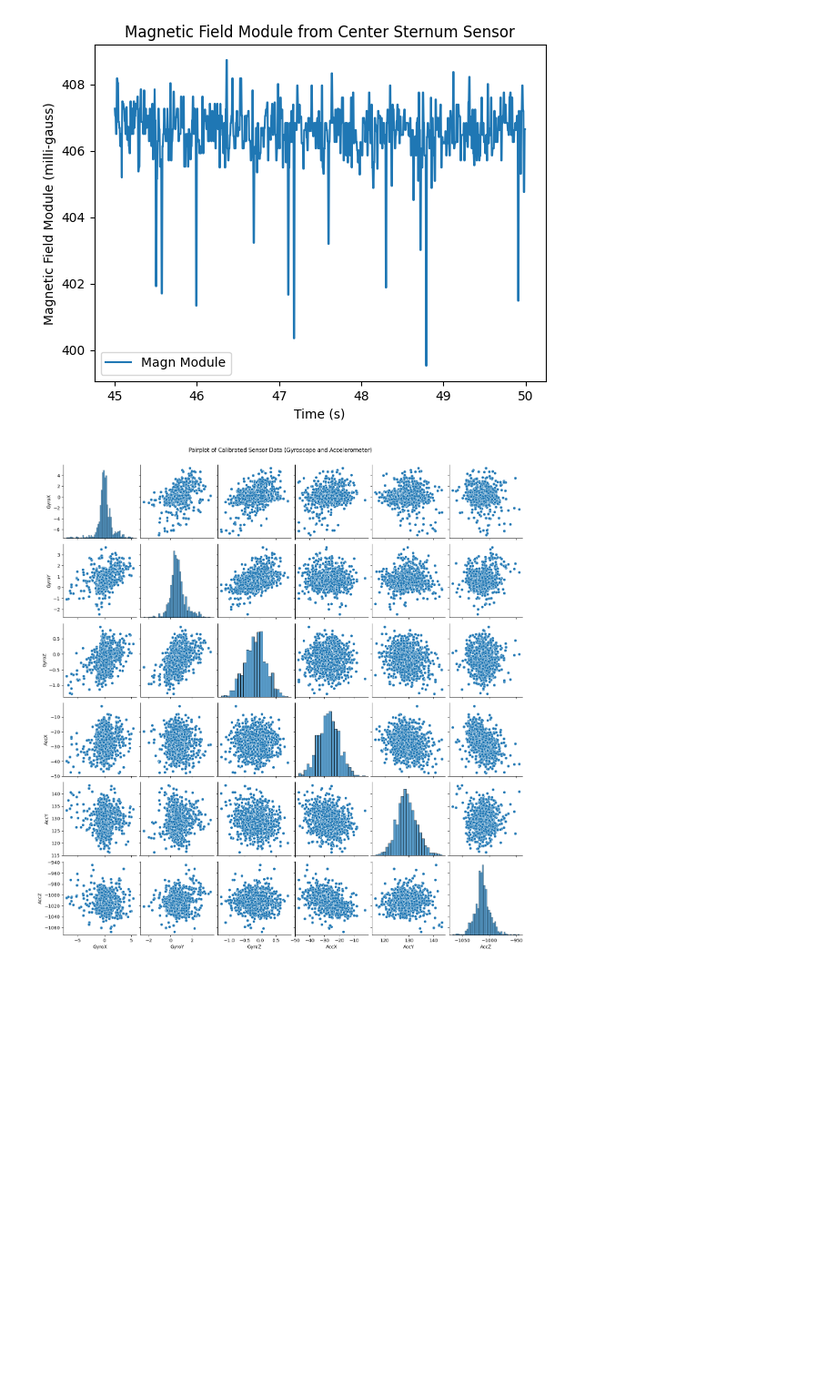
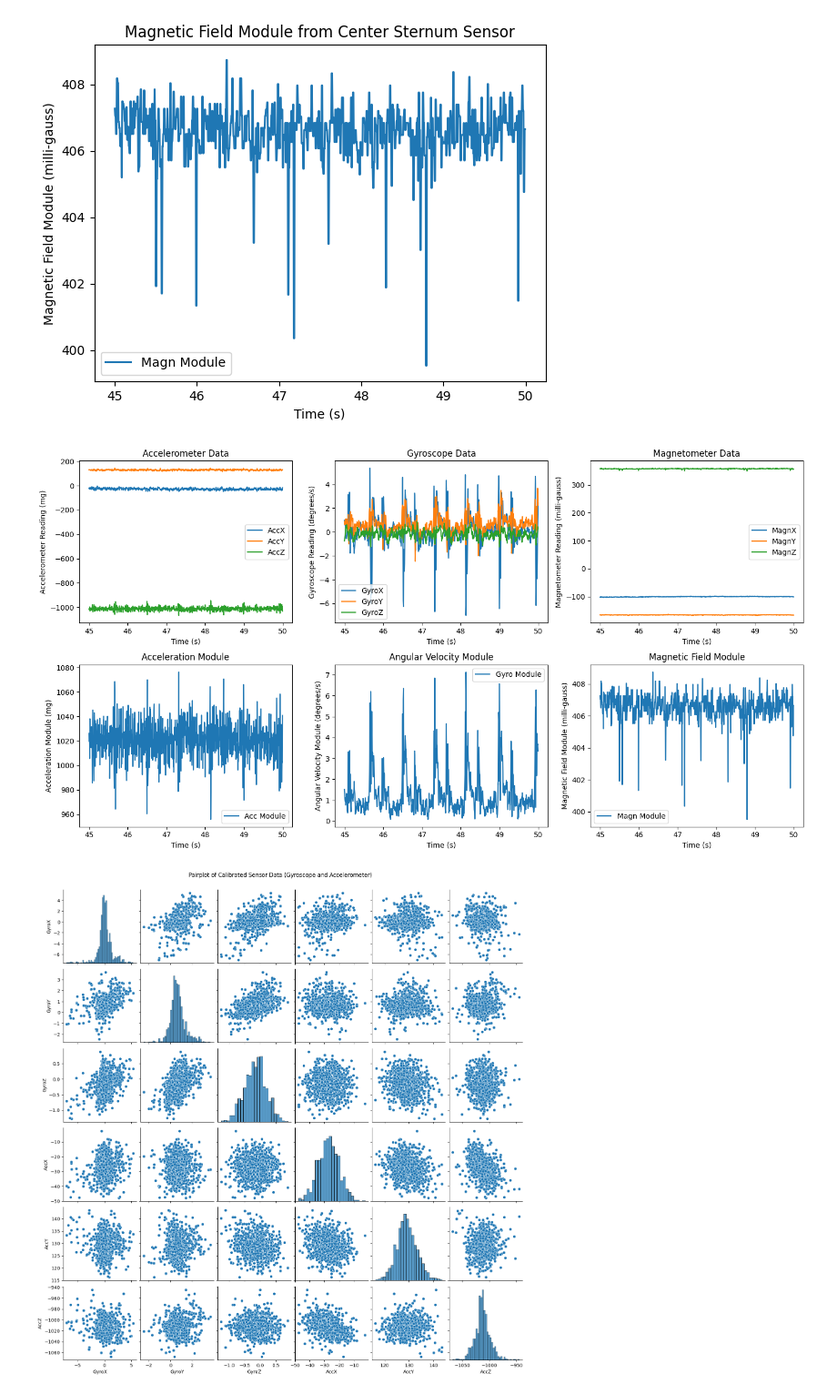
Before and after one commit to FC0000/Respiratory-rate-estimation, a Jupyter notebook: Project_Daniele.ipynb, the cells around one changed output. Shown at 91% size. Drawn from its saved outputs; the diff is of its cells as text; code cells hidden in the pictures; blank space fills up the shorter version.

Commit message:
plots

```diff
--- a/Project_Daniele.ipynb
+++ b/Project_Daniele.ipynb
@@ -240,6 +240,92 @@ plt.ylabel('Magnetic Field Module (milli-gauss)')
 plt.show()
 # %% [output]
 [figure]
+# %%
+# take all the plots we have done and make a unique plot with lots of subplots, to make a unique visualization of the data from the center sternum sensor.
+# make a function that takes df dataframe and time and make all the plots we have done in one unique plot with subplots.
+
+def plot_all_in_one(df, time):
+
+    GyroArray = df[['GyroX', 'GyroY', 'GyroZ']].to_numpy()
+    GyroArray = calibration(GyroArray, offset_gyro)
+    GyroX = GyroArray[9000:10000, 0] # degrees per second
+    GyroY = GyroArray[9000:10000, 1]
+    GyroZ = GyroArray[9000:10000, 2]
+
+    AccArray = df[['AccX', 'AccY', 'AccZ']].to_numpy()
+    AccArray = calibration(AccArray, offset_acc, calibration_matrix_acc)
+    AccX = AccArray[9000:10000, 0] # unit of mg
+    AccY = AccArray[9000:10000, 1]
+    AccZ = AccArray[9000:10000, 2]
+
+    MagnArray = df[['MagnX', 'MagnY', 'MagnZ']].to_numpy()
+    MagnArray = calibration(MagnArray, offset_magn, calibration_matrix_magn)
+    MagnX = MagnArray[9000:10000, 0] # milli - gauss
+    MagnY = MagnArray[9000:10000, 1]
+    MagnZ = MagnArray[9000:10000, 2]
+
+    '''
+    qw = df['qw'][9700:10000]
+    qi = df['qi'][9700:10000]
+    qj = df['qj'][9700:10000]
+    qk = df['qk'][9700:10000]
+    '''
+
+    Acc_module = np.sqrt(AccX**2 + AccY**2 + AccZ**2)
+    Gyro_module = np.sqrt(GyroArray[9000:10000, 0]**2 + GyroArray[9000:10000, 1]**2 + GyroArray[9000:10000, 2]**2)
+    Magn_module = np.sqrt(MagnArray[9000:10000, 0]**2 + MagnArray[9000:10000, 1]**2 + MagnArray[9000:10000, 2]**2)
+
+    fig, axs = plt.subplots(2, 3, figsize=(15, 8))
+
+    axs[0, 0].plot(time[9000:10000], AccX, label='AccX')
+    axs[0, 0].plot(time[9000:10000], AccY, label='AccY')
+    axs[0, 0].plot(time[9000:10000], AccZ, label='AccZ')
+    axs[0, 0].set_title('Accelerometer Data')
+    axs[0, 0].set_xlabel('Time (s)')
+    axs[0, 0].set_ylabel('Accelerometer Reading (mg)')
+    axs[0, 0].legend()
+
+    axs[0, 1].plot(time[9000:10000], GyroX, label='GyroX')
+    axs[0, 1].plot(time[9000:10000], GyroY, label='GyroY')
+    axs[0, 1].plot(time[9000:10000], GyroZ, label='GyroZ')
+    axs[0, 1].set_title('Gyroscope Data')
+    axs[0, 1].set_xlabel('Time (s)')
+    axs[0, 1].set_ylabel('Gyroscope Reading (degrees/s)')
+    axs[0, 1].legend()
+
+    axs[0, 2].plot(time[9000:10000], MagnX, label='MagnX')
+    axs[0, 2].plot(time[9000:10000], MagnY, label='MagnY')
+    axs[0, 2].plot(time[9000:10000], MagnZ, label='MagnZ')
+    axs[0, 2].set_title('Magnetometer Data')
+    axs[0, 2].set_xlabel('Time (s)')
+    axs[0, 2].set_ylabel('Magnetometer Reading (milli-gauss)')
+    axs[0, 2].legend()
+
+    axs[1, 0].plot(time[9000:10000], Acc_module, label='Acc Module')
+    axs[1, 0].set_title('Acceleration Module')
+    axs[1, 0].set_xlabel('Time (s)')
+    axs[1, 0].set_ylabel('Acceleration Module (mg)')
+    axs[1, 0].legend()
+
+    axs[1, 1].plot(time[9000:10000], Gyro_module, label='Gyro Module')
+    axs[1, 1].set_title('Angular Velocity Module')
+    axs[1, 1].set_xlabel('Time (s)')
+    axs[1, 1].set_ylabel('Angular Velocity Module (degrees/s)')
+    axs[1, 1].legend()
+
+    axs[1, 2].plot(time[9000:10000], Magn_module, label='Magn Module')
+    axs[1, 2].set_title('Magnetic Field Module')
+    axs[1, 2].set_xlabel('Time (s)')
+    axs[1, 2].set_ylabel('Magnetic Field Module (milli-gauss)')
+    axs[1, 2].legend()
+
+    plt.tight_layout()
+    plt.show()
+
+
+plot_all_in_one(df, time)
+# %% [output]
+[figure, added]
 # %%
 # do a seaborn.pairplot to see correlations between all the variables after calibration
 import seaborn as sns
```
